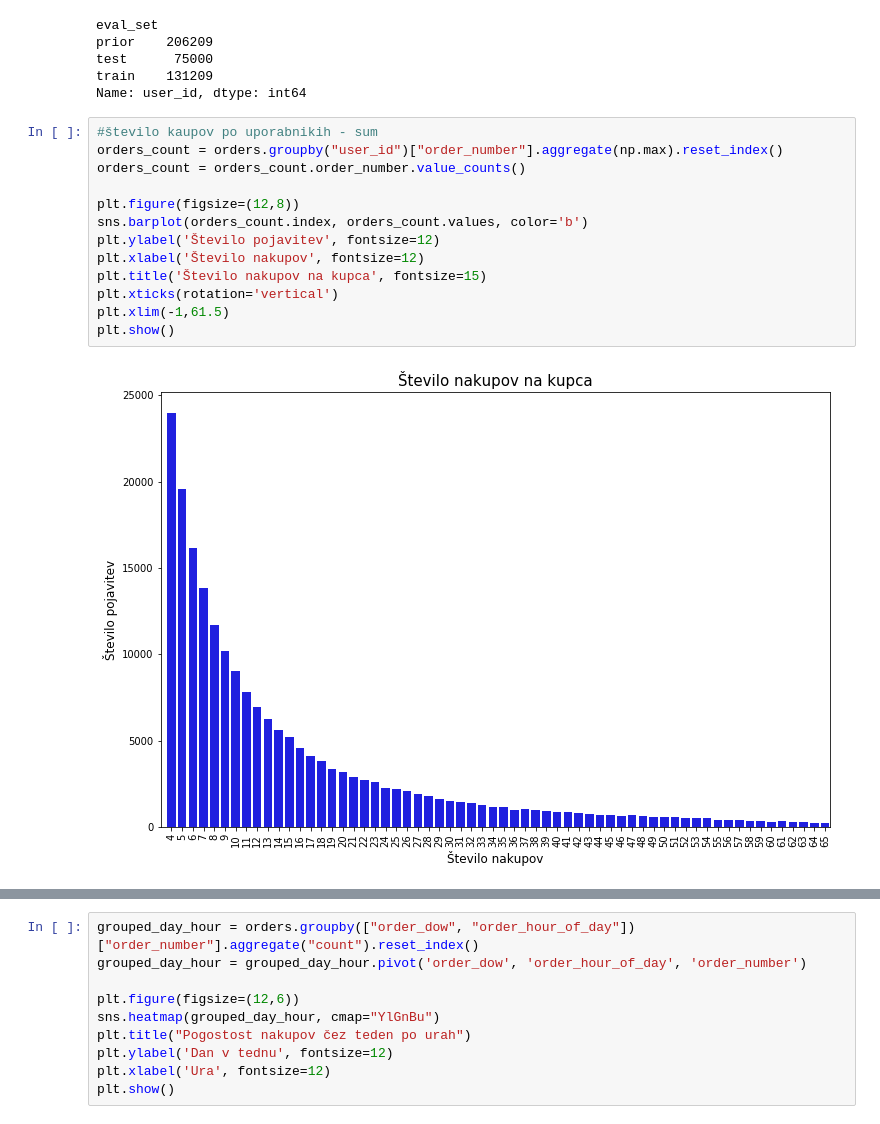
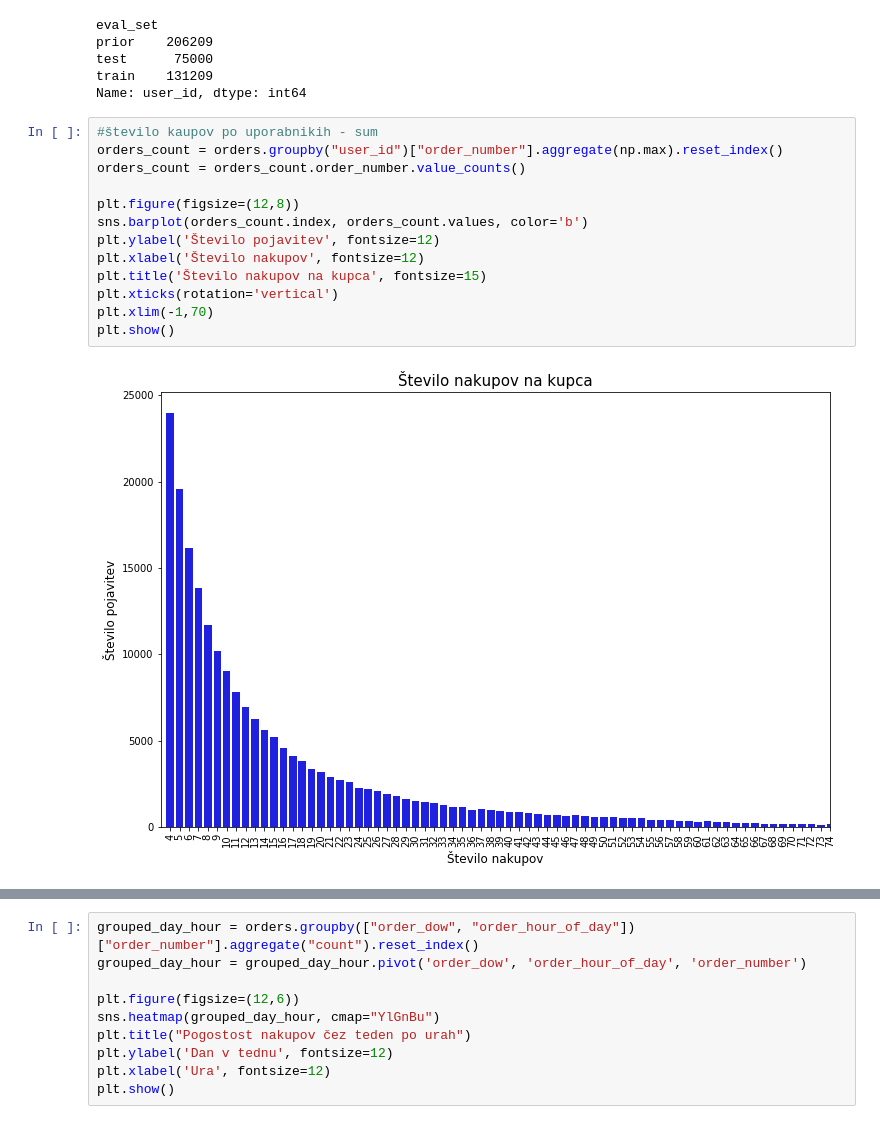
Before and after one commit to julijanjug/instacart-recommender, a Jupyter notebook: Data_vizualization.ipynb, the cells around one changed output, grey strips where cells are left out. Drawn from its saved outputs; the diff is of its cells as text.

```diff
--- a/Data_vizualization.ipynb
+++ b/Data_vizualization.ipynb
@@ -46,18 +54,18 @@ Name: user_id, dtype: int64
 # %%
 #število kaupov po uporabnikih - sum
 orders_count = orders.groupby("user_id")["order_number"].aggregate(np.max).reset_index()
 orders_count = orders_count.order_number.value_counts()
 
 plt.figure(figsize=(12,8))
 sns.barplot(orders_count.index, orders_count.values, color='b')
 plt.ylabel('Število pojavitev', fontsize=12)
 plt.xlabel('Število nakupov', fontsize=12)
 plt.title('Število nakupov na kupca', fontsize=15)
 plt.xticks(rotation='vertical')
-plt.xlim(-1,61.5)
+plt.xlim(-1,70)
 plt.show()
 # %% [output]
-[figure, old version]
+[figure, new version]
 # %%
 plt.figure(figsize=(12,8))
 sns.countplot(x="order_dow", data=orders, color='b')
```
Also changed, not shown: parts of 8 cells of this notebook, 1 other file.
